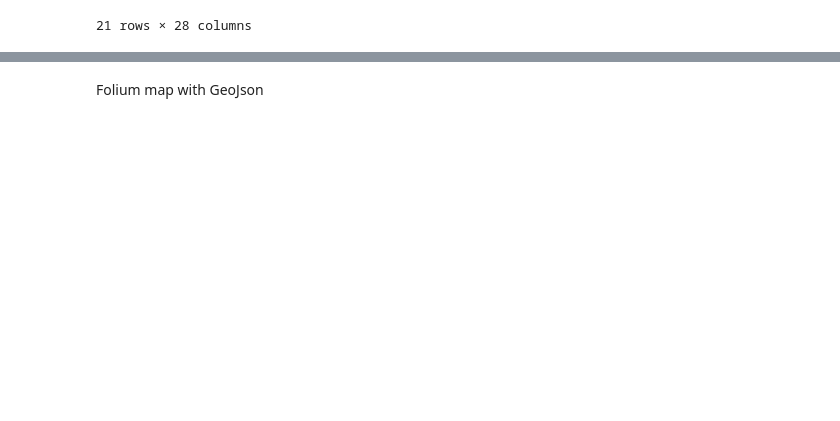
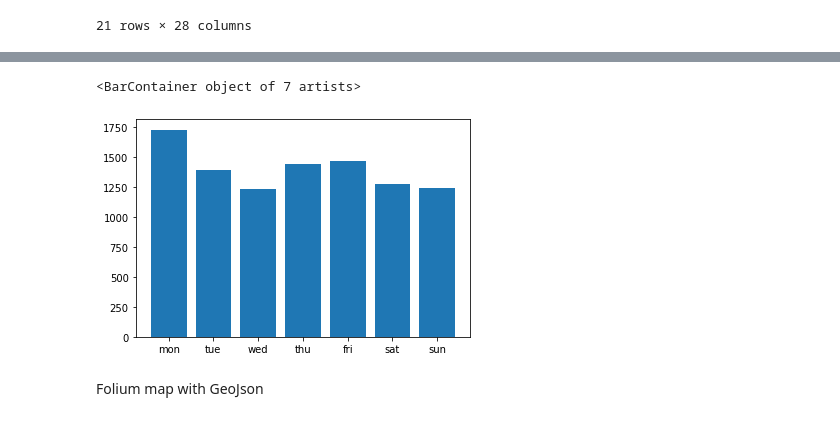
Before and after one commit to Ivpe1975/fyp2021p02g07, a Jupyter notebook: notebooks/DataAnalysis.ipynb, the cells around one changed output, grey strips where cells are left out. Cells and saved outputs as stored; diff of their text form; code cells hidden in the pictures; blank space fills up the shorter version.

```diff
--- a/notebooks/DataAnalysis.ipynb
+++ b/notebooks/DataAnalysis.ipynb
@@ -324,3 +365,49 @@ plt.show()
+# %%
+#same thing for denmark
+sumperdaydk=[]
+diff_daysdk=[]
+counter=0
+total=0
+for i in coronadk.sort_values('date')['hospitalized_addition']:
+    if counter<4:
+        total=total+i
+        counter+=1
+    else:
+        counter=0
+        sumperdaydk.append(total)
+        total=0
+for i in coronadk['date']:
+    if i not in diff_days:
+        diff_days.append(i)
+counter=0
+sumsperdaysofweek={'mon':0,'tue':0,'wed':0,'thu':0,'fri':0,'sat':0,'sun':0}
+for i in sumperdaydk:
+    if counter==0:
+        sumsperdaysofweek['sun']=sumsperdaysofweek['sun']+i
+        counter+=1
+
+    elif counter==1:
+        sumsperdaysofweek['mon']=sumsperdaysofweek['mon']+i
+        counter+=1
+    elif counter==2:
+        sumsperdaysofweek['tue']=sumsperdaysofweek['tue']+i
+        counter+=1
+    elif counter==3:
+        sumsperdaysofweek['wed']=sumsperdaysofweek['wed']+i
+        counter+=1
+    elif counter==4:
+        sumsperdaysofweek['thu']=sumsperdaysofweek['thu']+i
+        counter+=1
+    elif counter==5:
+        sumsperdaysofweek['fri']=sumsperdaysofweek['fri']+i
+        counter+=1
+    elif counter==6:
+        sumsperdaysofweek['sat']=sumsperdaysofweek['sat']+i
+        counter=0
+plt.bar(sumsperdaysofweek.keys(),sumsperdaysofweek.values())
+# %% [output]
+<BarContainer object of 7 artists>
+[figure, added]
 # %%
 def get_country_center(country):
     url = 'http://nominatim.openstreetmap.org/search?country='+country+'&format=json&polygon=0'
```
Also changed, not shown: parts of 8 cells of this notebook.
